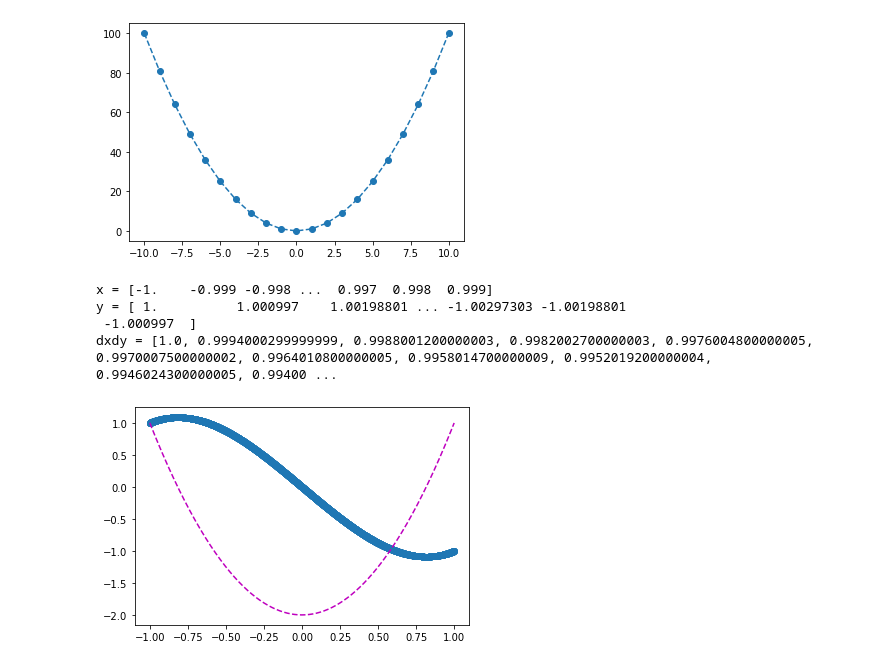
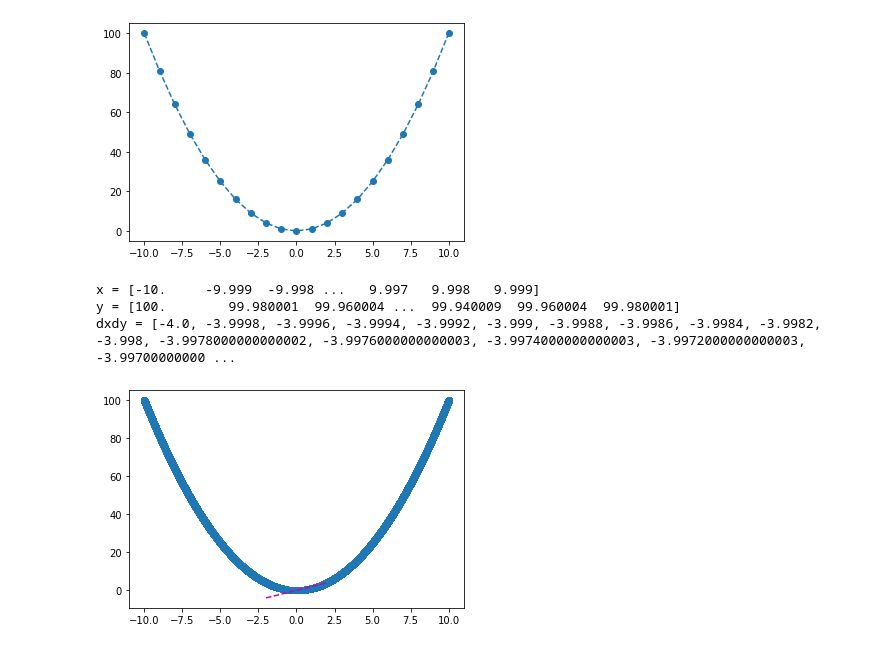
Before and after one commit to ravi4j/python_notebooks, a Jupyter notebook: Learn_plot_with_math.ipynb, the cells around one changed output. Cells and saved outputs as stored; diff of their text form; code cells hidden in the pictures.

```diff
--- a/Learn_plot_with_math.ipynb
+++ b/Learn_plot_with_math.ipynb
@@ -85,23 +99,22 @@ y = [100  81  64  49  36  25  16   9   4   1   0   1   4   9  16  25  36  49
 # %%
 import matplotlib.pyplot as plt
 dx = 0.001
-x= np.arange(-1 , 1 , dx)
-y = x*x*x - 2*x
+x= np.arange(-10 , 10 , dx)
+y = x**2
 print(f"x = {x}")
 print(f"y = {y}")
 
 dx = 0.0001
-xx =np.arange(-1 , 1 , dx)
+xx =np.arange(-2 , 2 , dx)
 dxdy = []
 for dx in xx:
- dxdy.append(3 * dx * dx - 2)
+ dxdy.append(2 * dx)
 print(f"dxdy = {dxdy}")
 plt.plot(x, y, 'o--')
 plt.plot(xx, dxdy, 'm--')
 plt.show()
 # %% [output]
-x = [-1.    -0.999 -0.998 ...  0.997  0.998  0.999]
-y = [ 1.          1.000997    1.00198801 ... -1.00297303 -1.00198801
- -1.000997  ]
-dxdy = [1.0, 0.9994000299999999, 0.9988001200000003, 0.9982002700000003, 0.9976004800000005, 0.9970007500000002, 0.9964010800000005, 0.9958014700000009, 0.9952019200000004, 0.9946024300000005, 0.99400 ...
+x = [-10.     -9.999  -9.998 ...   9.997   9.998   9.999]
+y = [100.        99.980001  99.960004 ...  99.940009  99.960004  99.980001]
+dxdy = [-4.0, -3.9998, -3.9996, -3.9994, -3.9992, -3.999, -3.9988, -3.9986, -3.9984, -3.9982, -3.998, -3.9978000000000002, -3.9976000000000003, -3.9974000000000003, -3.9972000000000003, -3.99700000000 ...
-[figure, old version]
+[figure, new version]
```
Also changed, not shown: parts of 5 cells of this notebook.
